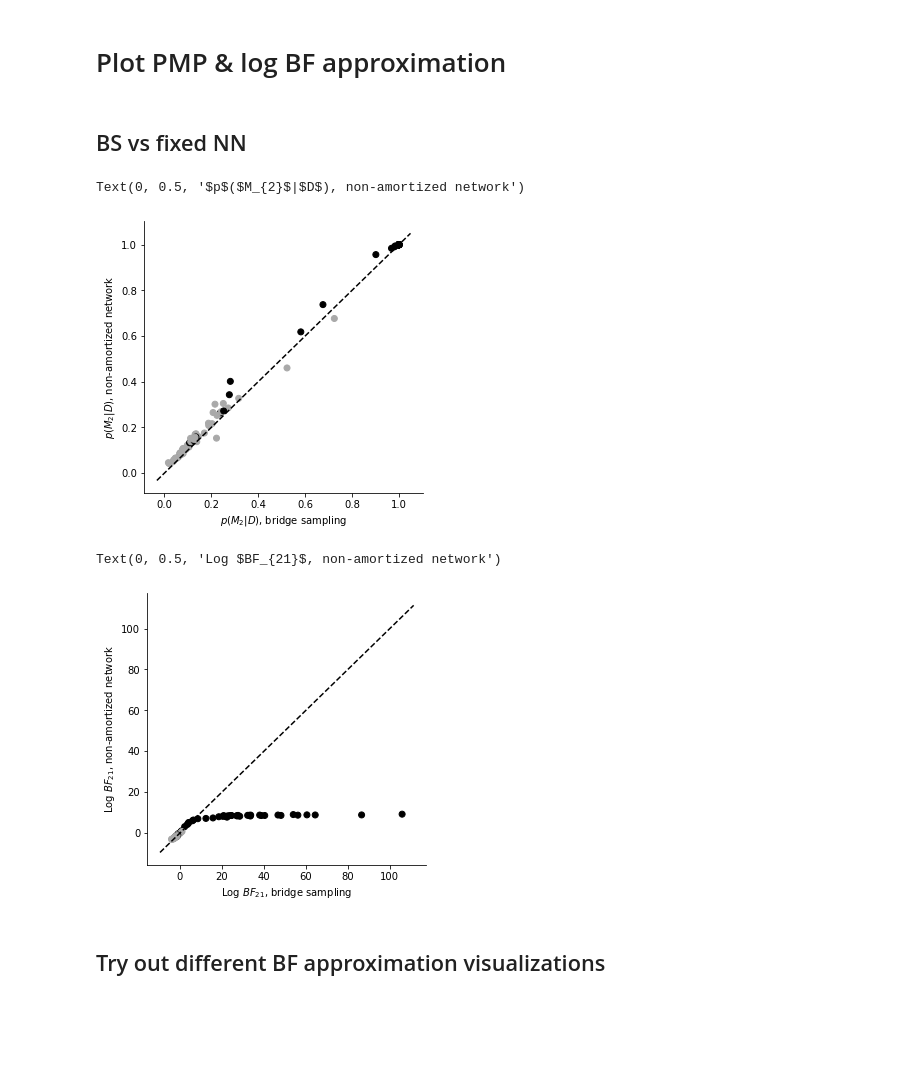
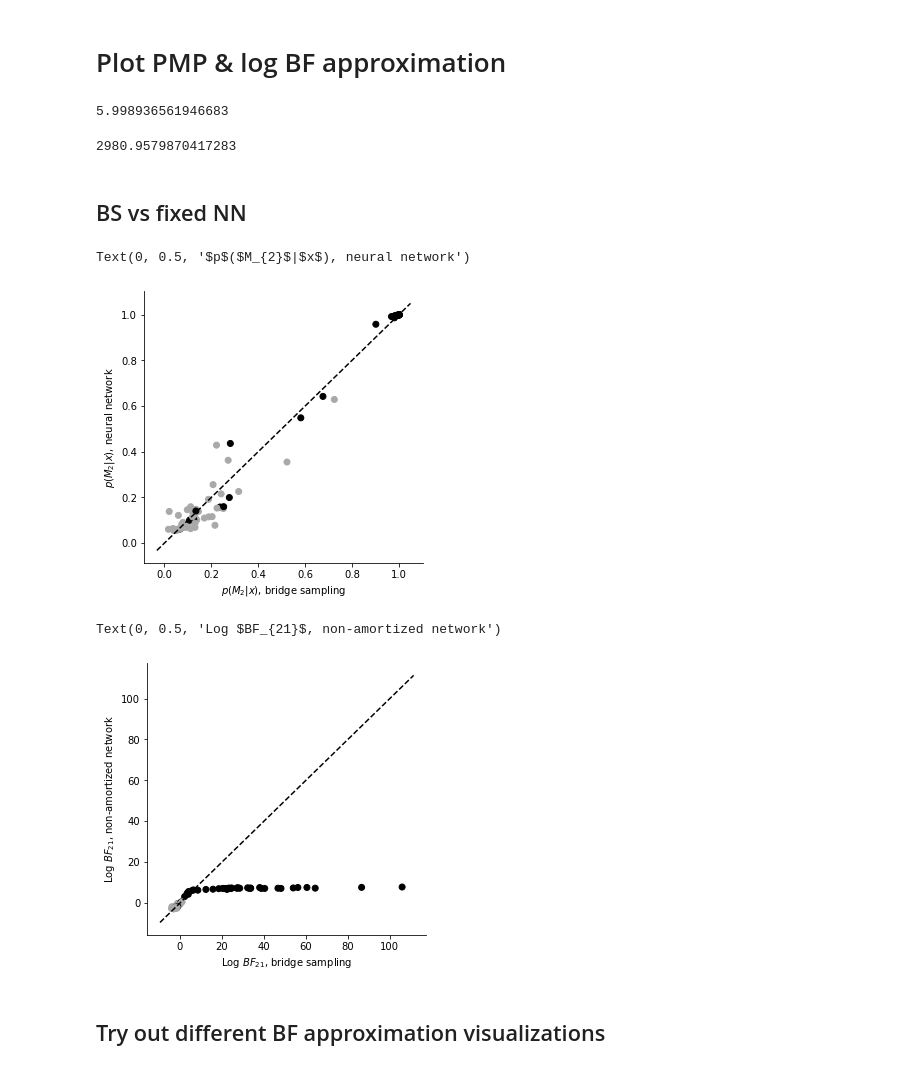
Before and after one commit to elseml/DeepHierarchicalModelComparison, a Jupyter notebook: Python code/Bridge_sampling_comparison.ipynb, the cells around one changed output. Saved outputs shown, nothing was run; the diff lists cells and outputs as text; code cells hidden in the pictures; blank space fills up the shorter version.

Commit message:
Update figures for TeaP

```diff
--- a/Python code/Bridge_sampling_comparison.ipynb
+++ b/Python code/Bridge_sampling_comparison.ipynb
@@ -15,7 +15,7 @@ import sys
 # %%
 comparison_folder = os.path.join(os.path.dirname(os.getcwd()),'data', 'BF_approximation_comparison')
 bridge_file = '2021_11_16___20_08_BF_approx_comp'
-NN_fixed_file = '2022_01_17___16_33_BF_NN_comp'
+NN_fixed_file = '2022_03_18___17_06_BF_NN_comp'
 NN_variable_file = '2022_01_17___17_10_BF_NN_variable_comp'
 
 bridge = pd.read_csv(os.path.join(comparison_folder, bridge_file), sep = " ").reset_index(drop=True)
@@ -112,6 +112,14 @@ NN fixed proportion = 0.4
 NN variable proportion = 0.44
 # %% [markdown]
 # Plot PMP & log BF approximation
+# %%
+np.log(403)
+# %% [output]
+5.998936561946683
+# %%
+np.exp(8)
+# %% [output]
+2980.9579870417283
 # %%
 ### Variant 1: Replace infinite BFs by highest number possible
 
@@ -160,19 +168,22 @@ figsize = (5, 5)
 # %%
 # Posterior probabilities for model 1
 # Bridge Sampling vs fixed NN
 
 f, ax = plt.subplots(1, 1, figsize=figsize)
 ax.scatter(bridge['m1_prob'], NN_fixed['m1_prob'], c=bridge['true_model'].map(colors))
 ax.plot(ax.get_xlim(), ax.get_xlim(), '--', color='black')
 ax.spines['right'].set_visible(False)
 ax.spines['top'].set_visible(False)
-ax.set_xlabel('$p$($M_{2}$|$D$), bridge sampling')
-ax.set_ylabel('$p$($M_{2}$|$D$), non-amortized network')
+#ax.set_xlabel('$p$($M_{2}$|$D$), bridge sampling')
+#ax.set_ylabel('$p$($M_{2}$|$D$), non-amortized network')
+ax.set_xlabel('$p$($M_{2}$|$x$), bridge sampling')
+#ax.set_ylabel('$p$($M_{2}$|$x$), non-amortized network')
+ax.set_ylabel('$p$($M_{2}$|$x$), neural network')
 #ax.set_title('Posterior probability approximation: Hierarchical Network trained with fixed dataset sizes')
 #f.savefig('figures/BF_toy.png', dpi=300, bbox_inches='tight')
 # %% [output]
-Text(0, 0.5, '$p$($M_{2}$|$D$), non-amortized network')
+Text(0, 0.5, '$p$($M_{2}$|$x$), neural network')
-[figure, old version]
+[figure, new version]
 # %%
 # BFs vs fixed NN
 
@@ -187,7 +198,7 @@ ax.set_ylabel('Log $BF_{21}$, non-amortized network')
 #f.savefig('figures/BF_toy.png', dpi=300, bbox_inches='tight')
 # %% [output]
 Text(0, 0.5, 'Log $BF_{21}$, non-amortized network')
-[figure, old version]
+[figure, new version]
 # %% [markdown]
 ## Try out different BF approximation visualizations
 # %%
```
Also changed, not shown: parts of 5 cells of this notebook.
